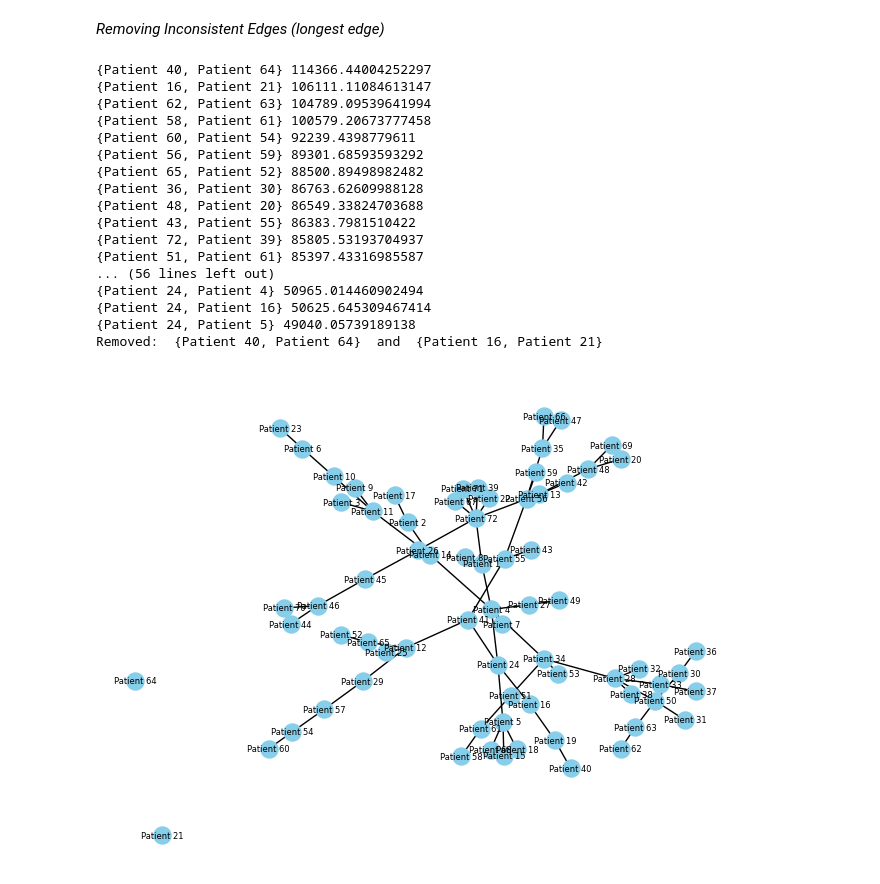
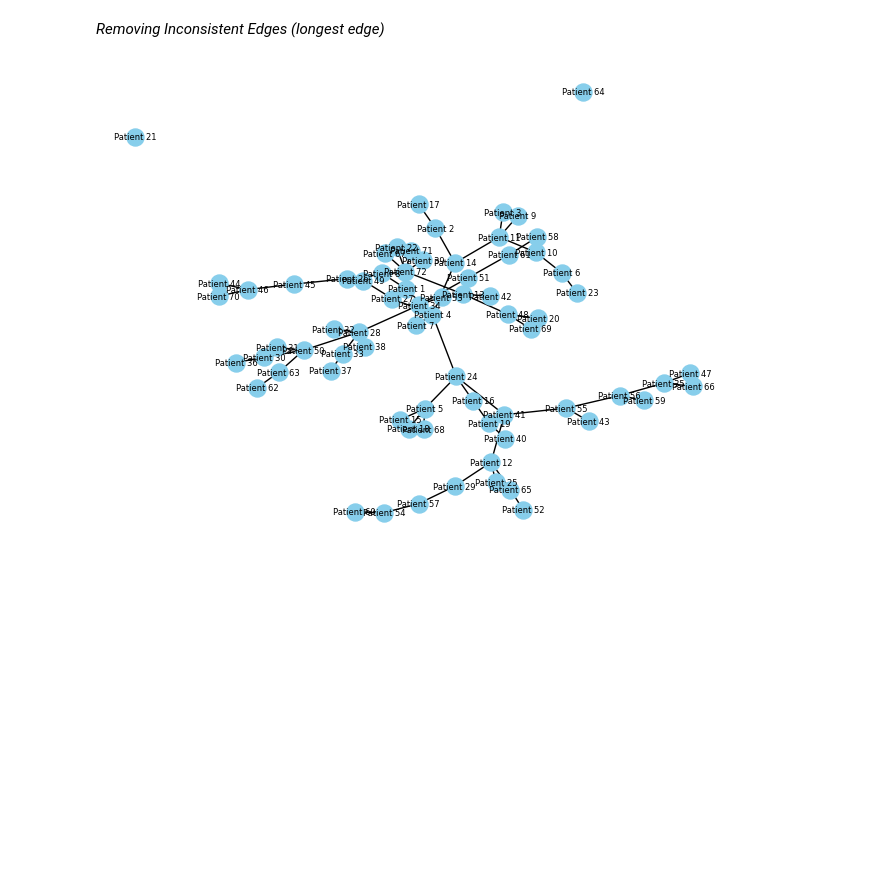
Before and after one commit to kaushallodd62/Gene-Expression-Analysis--Cancer-Classification-using-Clustering, a Jupyter notebook: Assignment 3/BT19CSE052_BT19CSE092_A3.ipynb, the cells around one changed output. Drawn from its saved outputs; the diff is of its cells as text; code cells hidden in the pictures; blank space fills up the shorter version.

```diff
--- a/Assignment 3/BT19CSE052_BT19CSE092_A3.ipynb
+++ b/Assignment 3/BT19CSE052_BT19CSE092_A3.ipynb
@@ -87,6 +88,9 @@ class Graph:
                     edges.append({node, neighbour})
         return edges
 
+    def get_sorted_edges(self, reversed=False):
+        return sorted(self.get_edges(), key=lambda edge: self.adjacency_matrix[self.nodes.index(list(edge)[0])][self.nodes.index(list(edge)[1])], reverse=reversed)
+
     # Method to return the neighbours of a node
     def get_neighbours(self, node):
         return self.adjacency_list[node]
@@ -112,12 +116,43 @@ class Graph:
             mst.add_node(min_node)
             mst.add_edge(min_node, parent_node)
             self.visited.add(min_node)
+        mst.compute_adjacency_matrix()
         return mst
 
     # Method to remove MST edges from Graph
     def remove_mst_edges(self, mst):
         for edge in mst.get_edges():
             self.remove_edge(list(edge)[0], list(edge)[1])
+
+    # Method to remove k inconcisitent edges in mst
+    def remove_k_inconsistent_edges(self, mst, k, type):
+        current_mst = copy.deepcopy(mst)
+        inconsistent_edges = []
+        sorted_edges = current_mst.get_sorted_edges(reversed=True)
+        # Inconsistent edges are the k edges with the highest weight
+        if type == "LONGEST_EDGE":
+            inconsistent_edges = sorted_edges[:k]
+        # Inconsistent edges are the edges which upon removal reduces standard deviation of the graph
+        elif type == "MAX_STD_DEV":
+            max_std_dev = current_mst.get_std_dev()
+            for edge in sorted_edges:
+                current_mst.remove_edge(list(edge)[0], list(edge)[1])
+                std_dev = current_mst.get_std_dev()
+                if std_dev < max_std_dev:
+                    max_std_dev = std_dev
+                    inconsistent_edges.append(edge)
+        # Remove the inconsistent edges
+        for edge in inconsistent_edges:
+            mst.remove_edge(list(edge)[0], list(edge)[1])
+
+    # Method to return the standard deviation of the graph
+    def get_std_dev(self):
+        distances = []
+        for i in range(len(self.nodes)):
+            for j in range(len(self.nodes)):
+                if i != j:
+                    distances.append(self.adjacency_matrix[i][j])
+        return np.std(distances)
 # %% [markdown]
 *Reading Dataset*
 # %%
@@ -180,38 +224,14 @@ plt.show()
 *Removing Inconsistent Edges (longest edge)*
 # %%
 # Remove k longest edges from MST
-mst_edges = mst.get_edges()
-mst_edges.sort(key=lambda x: G.adjacency_matrix[G.nodes.index(list(x)[0])][G.nodes.index(list(x)[1])], reverse=True)
-for edge in mst_edges:
-    print(edge, G.adjacency_matrix[G.nodes.index(list(edge)[0])][G.nodes.index(list(edge)[1])])
-mst.remove_edge(list(mst_edges[0])[0], list(mst_edges[0])[1])
-mst.remove_edge(list(mst_edges[1])[0], list(mst_edges[1])[1])
-
-# Print the removed edges
-print('Removed: ', mst_edges[0], ' and ', mst_edges[1])
+k = len(np.unique(y['cancer']))
+G.remove_k_inconsistent_edges(mst, k, "LONGEST_EDGE")
 
 # Visualize the k Clusters
 G_nx = nx.Graph()
 G_nx.add_nodes_from(mst.nodes)
 G_nx.add_edges_from(mst.get_edges())
 nx.draw(G_nx, with_labels=True, node_size=150, node_color='skyblue', font_size=6, font_color='black')
 plt.show()
 # %% [output]
-{Patient 40, Patient 64} 114366.44004252297
-{Patient 16, Patient 21} 106111.11084613147
-{Patient 62, Patient 63} 104789.09539641994
-{Patient 58, Patient 61} 100579.20673777458
-{Patient 60, Patient 54} 92239.4398779611
-{Patient 56, Patient 59} 89301.68593593292
-{Patient 65, Patient 52} 88500.89498982482
-{Patient 36, Patient 30} 86763.62609988128
-{Patient 48, Patient 20} 86549.33824703688
-{Patient 43, Patient 55} 86383.7981510422
-{Patient 72, Patient 39} 85805.53193704937
-{Patient 51, Patient 61} 85397.43316985587
-... (56 lines left out)
-{Patient 24, Patient 4} 50965.014460902494
-{Patient 24, Patient 16} 50625.645309467414
-{Patient 24, Patient 5} 49040.05739189138
-Removed:  {Patient 40, Patient 64}  and  {Patient 16, Patient 21}
-[figure, old version]
+[figure, new version]
```
Also changed, not shown: parts of 5 cells of this notebook.
